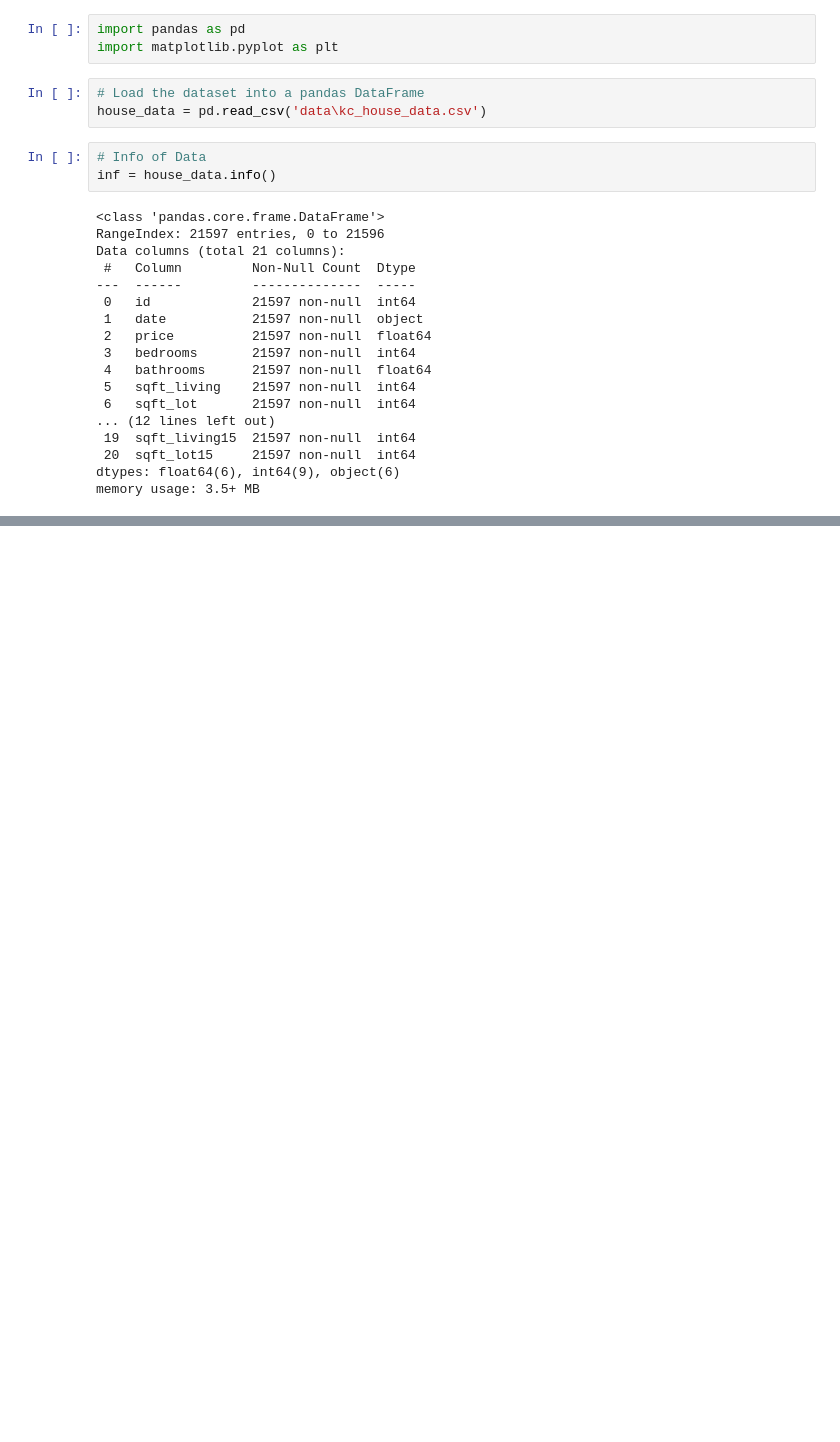
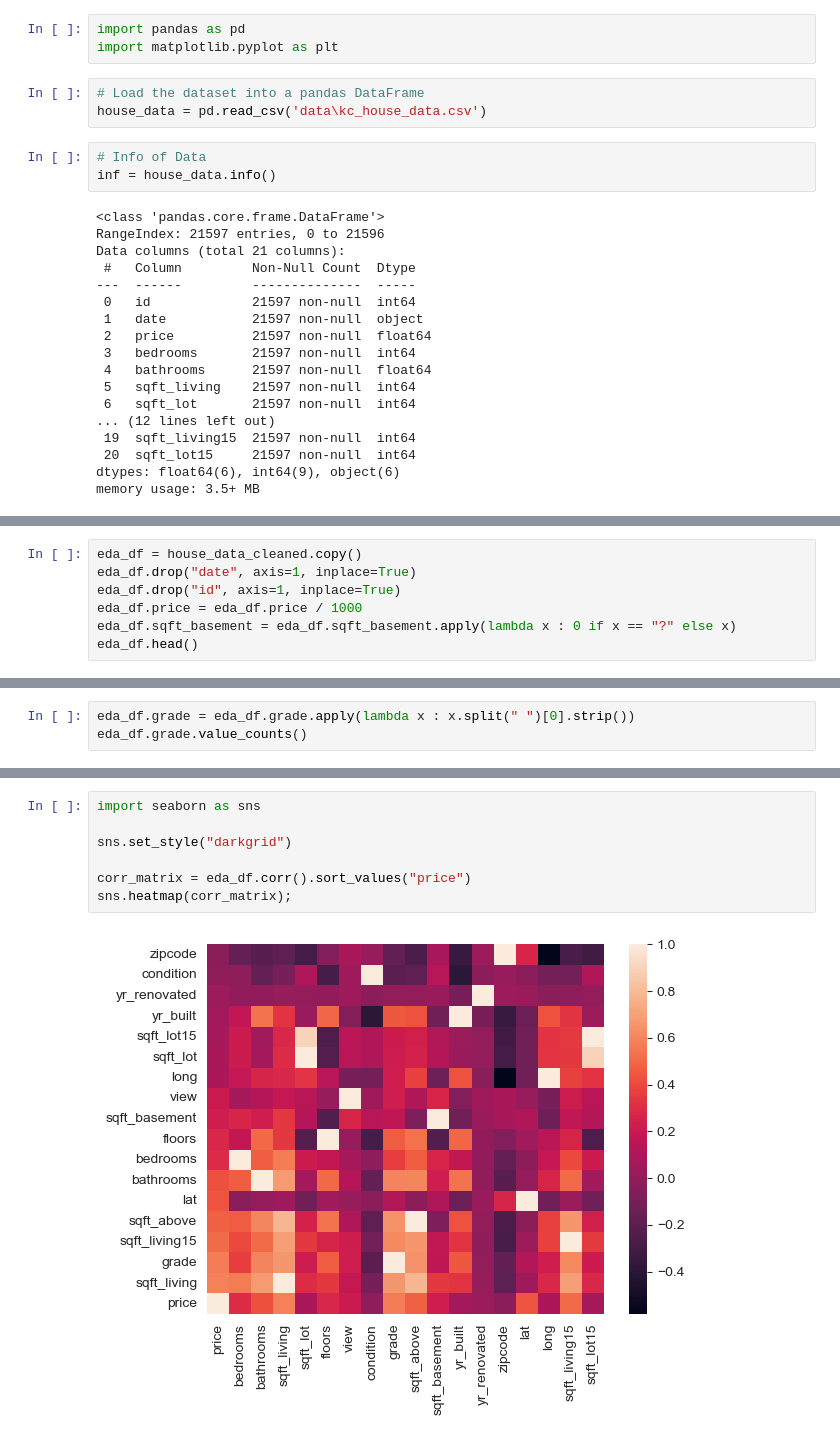
Before and after one commit to bizzfuzz/dsc-phase-2, a Jupyter notebook: student.ipynb, the cells around one changed output, grey strips where cells are left out. Cells and saved outputs as stored; diff of their text form; blank space fills up the shorter version.

Commit message:
cleaned data and viewed correlations

```diff
--- a/student.ipynb
+++ b/student.ipynb
@@ -334,0 +337,7 @@ memory usage: 3.5+ MB
+# %%
+eda_df = house_data_cleaned.copy()
+eda_df.drop("date", axis=1, inplace=True)
+eda_df.drop("id", axis=1, inplace=True)
+eda_df.price = eda_df.price / 1000
+eda_df.sqft_basement = eda_df.sqft_basement.apply(lambda x : 0 if x == "?" else x)
+eda_df.head()
@@ -334,0 +351,3 @@ memory usage: 3.5+ MB
+# %%
+eda_df.grade = eda_df.grade.apply(lambda x : x.split(" ")[0].strip())
+eda_df.grade.value_counts()
@@ -334,0 +431,9 @@ memory usage: 3.5+ MB
+# %%
+import seaborn as sns
+
+sns.set_style("darkgrid")
+
+corr_matrix = eda_df.corr().sort_values("price")
+sns.heatmap(corr_matrix);
+# %% [output]
+[figure, added]
```
Also changed, not shown: parts of 11 cells of this notebook.
